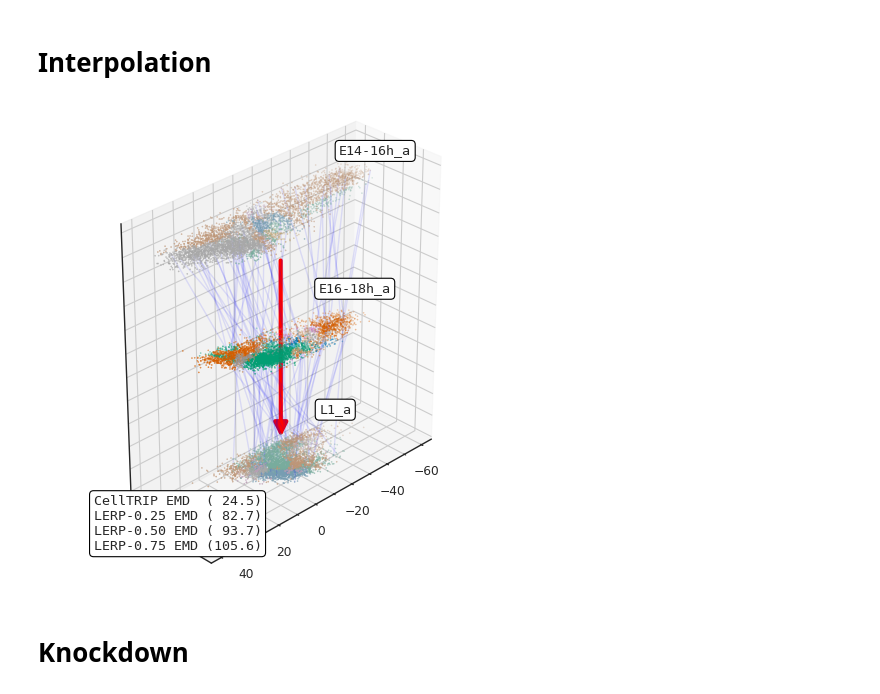
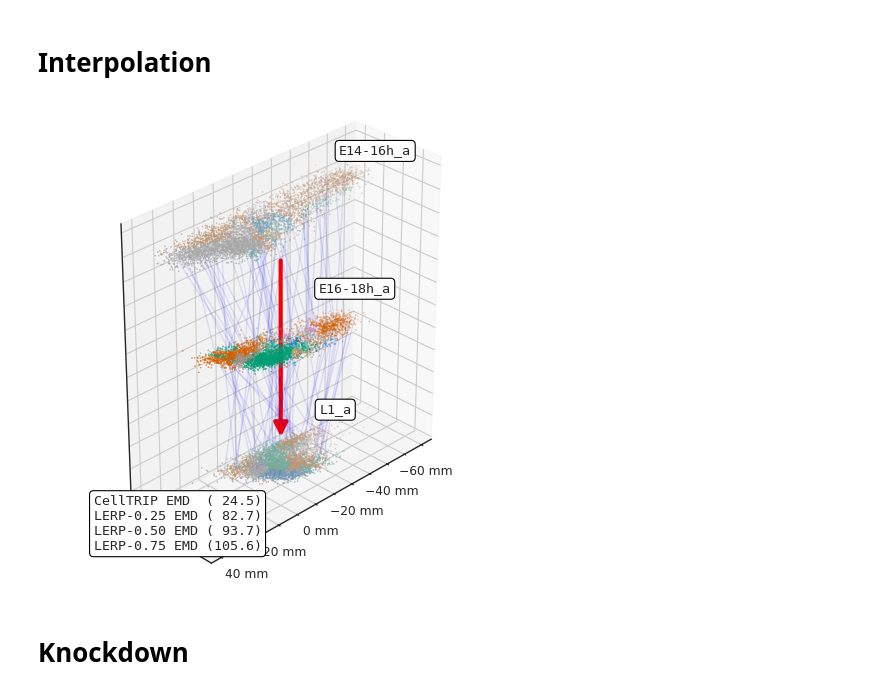
Before and after one commit to Oafish1/CellTRIP, a Jupyter notebook: scripts/flysta_analysis.ipynb, the cells around one changed output. Drawn from its saved outputs; the diff is of its cells as text; code cells hidden in the pictures.

```diff
--- a/scripts/flysta_analysis.ipynb
+++ b/scripts/flysta_analysis.ipynb
@@ -482,33 +482,36 @@ for i, axis in enumerate((ax.xaxis, ax.yaxis, ax.zaxis)):
         # Remove small tick lines
         axis._axinfo['tick']['inward_factor'] = 0.
         axis._axinfo['tick']['outward_factor'] = 0.
+    else:
+        axis.set_ticklabels([f'{tl.get_text()} mm' for tl in axis.get_ticklabels()])  # Add units
+
 # Annotations
 ax.text3D(
     -50, 0, data_offsets[0]+15, sequence_dev[0], ha='center', va='center', fontfamily='monospace',
     fontsize='medium', bbox=dict(
         facecolor='white', boxstyle='round', edgecolor='black'), zorder=100)
 ax.text3D(
     -40, 0, data_offsets[1]+10, sequence_dev[1], ha='center', va='center', fontfamily='monospace',
     fontsize='medium', bbox=dict(
         facecolor='white', boxstyle='round', edgecolor='black'), zorder=100)
 ax.text3D(
     -30, 0, data_offsets[2]+10, sequence_dev[-1], ha='center', va='center', fontfamily='monospace',
     fontsize='medium', bbox=dict(
         facecolor='white', boxstyle='round', edgecolor='black'), zorder=100)
 ax.text3D(
     # ax.get_xlim()[1]-2, ax.get_ylim()[0]+2, ax.get_zlim()[1]+40,
     ax.get_xlim()[1]+20, ax.get_ylim()[0]+2, ax.get_zlim()[0]+20,
     '\n'.join([
         f'{method} EMD'.ljust(1+4+max(map(len, interp_loss.keys())))
         + f'({loss: >5.1f})' for method, loss in interp_loss.items()]),
     ha='left', va='top', fontfamily='monospace', fontsize='medium', bbox=dict(
         facecolor='white', edgecolor='black', boxstyle='round'), zorder=100)
 # Formatting
 ax.view_init(elev=30, azim=45)
 ax.set_aspect('equal')
 # fig.show()
 fig.savefig('../plots/flysta/interpolation_visualization.pdf', transparent=True, bbox_inches='tight')
 # %% [output]
-[figure, old version]
+[figure, new version]
 # %% [markdown]
 # Knockdown
```
Also changed, not shown: parts of 8 cells of this notebook, 29 other files.
